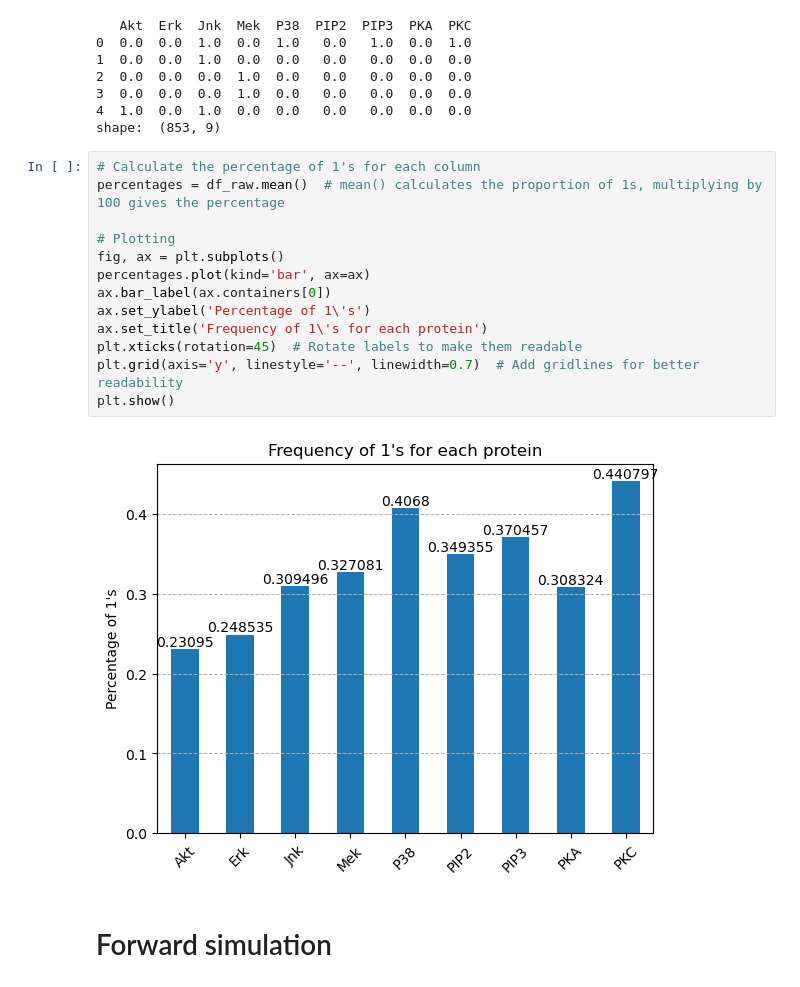
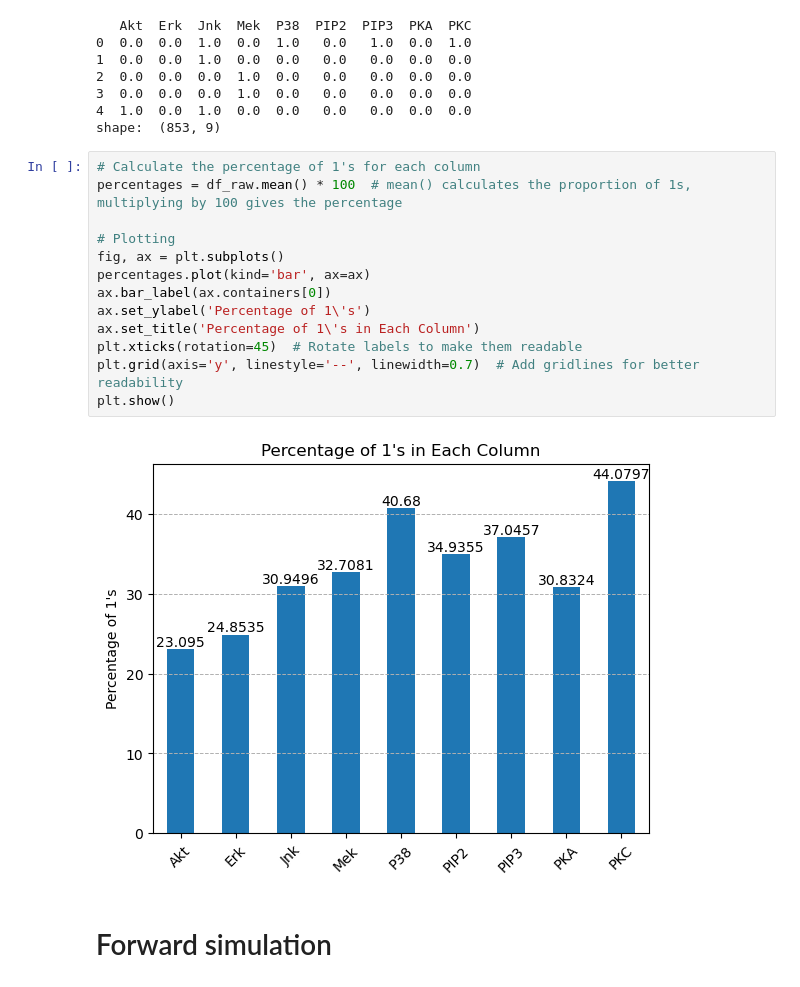
Before and after one commit to AblaZe42/MODCOM_PROJECT, a Jupyter notebook: august.ipynb, the cells around one changed output. Drawn from its saved outputs; the diff is of its cells as text.

```diff
--- a/august.ipynb
+++ b/august.ipynb
@@ -69,19 +71,19 @@ print("shape: ", df_raw.shape)
 shape:  (853, 9)
 # %%
 # Calculate the percentage of 1's for each column
-percentages = df_raw.mean()  # mean() calculates the proportion of 1s, multiplying by 100 gives the percentage
+percentages = df_raw.mean() * 100  # mean() calculates the proportion of 1s, multiplying by 100 gives the percentage
 
 # Plotting
 fig, ax = plt.subplots()
 percentages.plot(kind='bar', ax=ax)
 ax.bar_label(ax.containers[0])
 ax.set_ylabel('Percentage of 1\'s')
-ax.set_title('Frequency of 1\'s for each protein')
+ax.set_title('Percentage of 1\'s in Each Column')
 plt.xticks(rotation=45)  # Rotate labels to make them readable
 plt.grid(axis='y', linestyle='--', linewidth=0.7)  # Add gridlines for better readability
 plt.show()
 # %% [output]
-[figure, old version]
+[figure, new version]
 # %% [markdown]
 # Forward simulation
 # %% [markdown]
```
Also changed, not shown: parts of 9 cells of this notebook.
